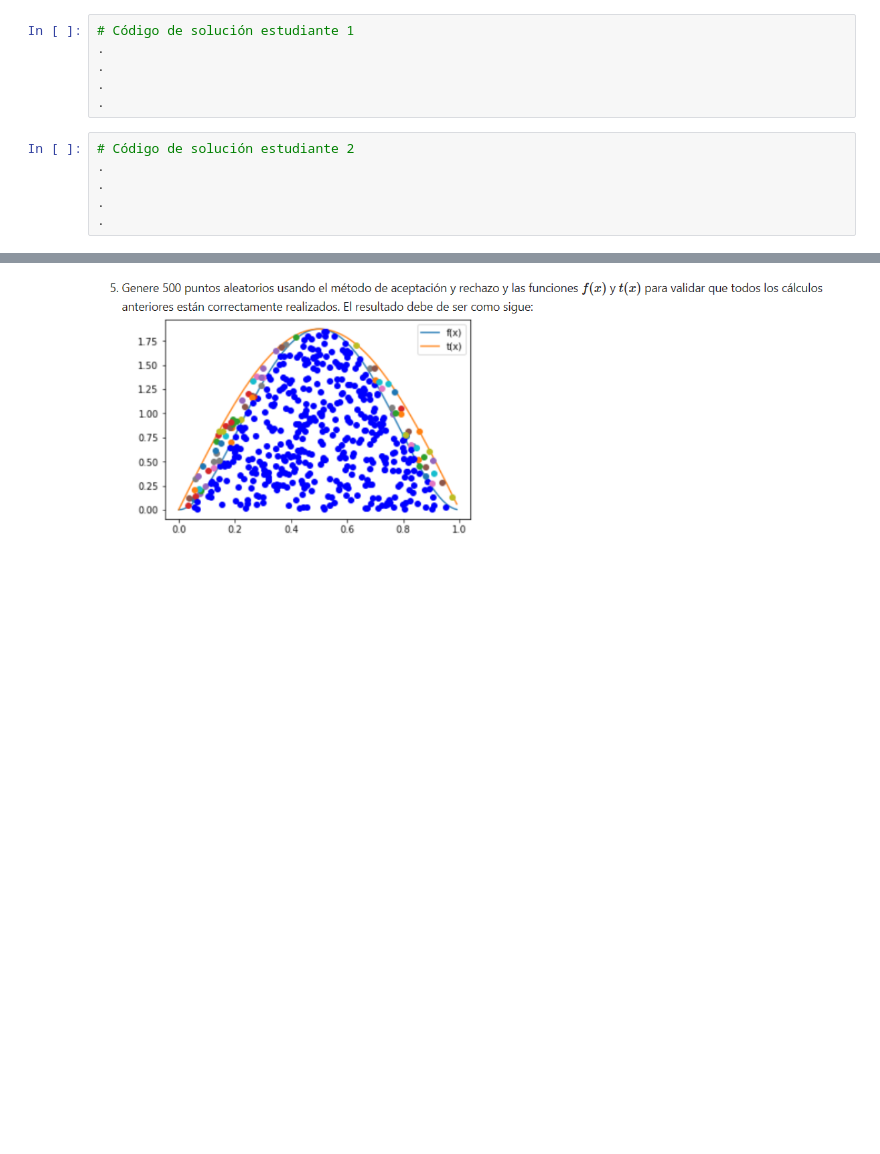
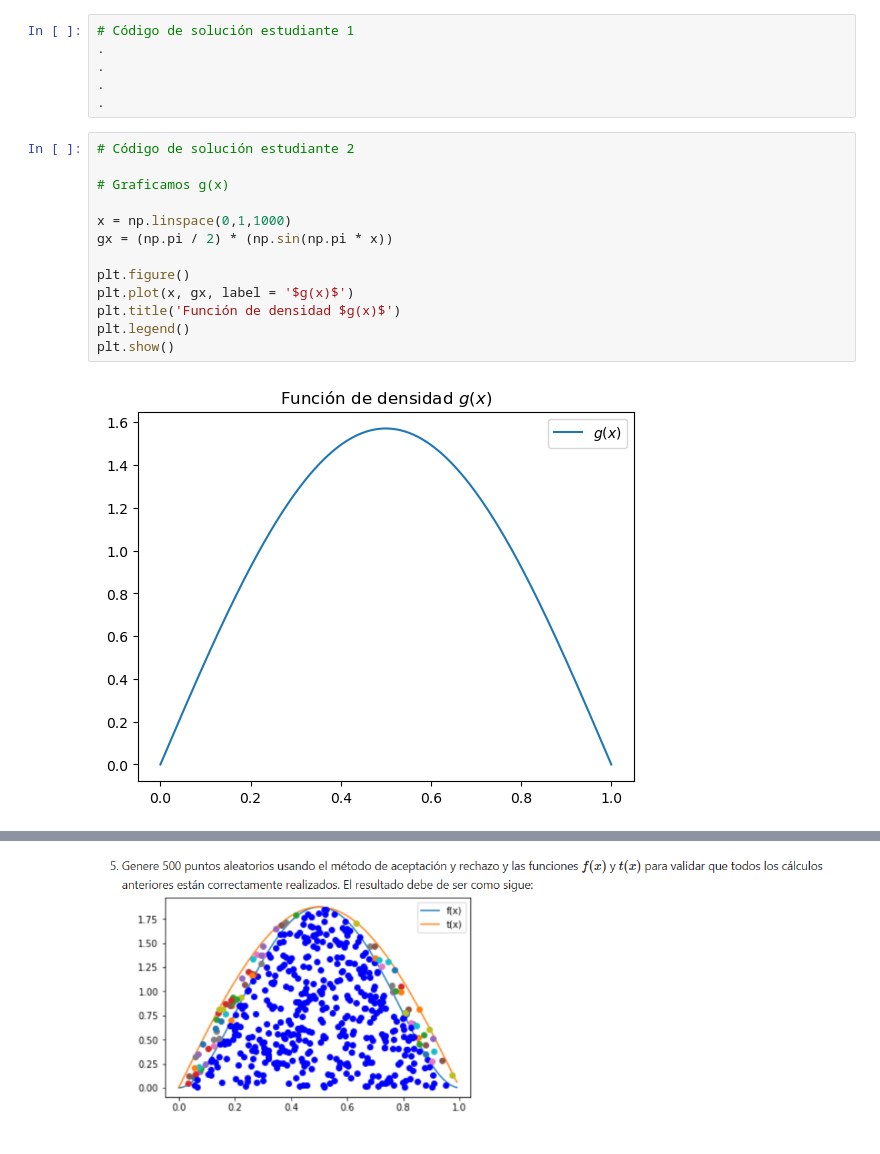
Before and after one commit to JuanPablo0719/PROYECTO_CONJUNTO_DOMINGUEZ_GUTIERREZ, a Jupyter notebook: TAREA 5 .ipynb, the cells around one changed output, grey strips where cells are left out. Saved outputs shown, nothing was run; the diff lists cells and outputs as text; blank space fills up the shorter version.

```diff
--- a/TAREA 5 .ipynb
+++ b/TAREA 5 .ipynb
@@ -64,7 +125,16 @@
 .
 # %%
 # Código de solución estudiante 2
-.
-.
-.
-.
+
+# Graficamos g(x)
+
+x = np.linspace(0,1,1000)
+gx = (np.pi / 2) * (np.sin(np.pi * x))
+
+plt.figure()
+plt.plot(x, gx, label = '$g(x)$')
+plt.title('Función de densidad $g(x)$')
+plt.legend()
+plt.show()
+# %% [output]
+[figure, added]
```
Also changed, not shown: parts of 14 cells of this notebook, 1 other file.
